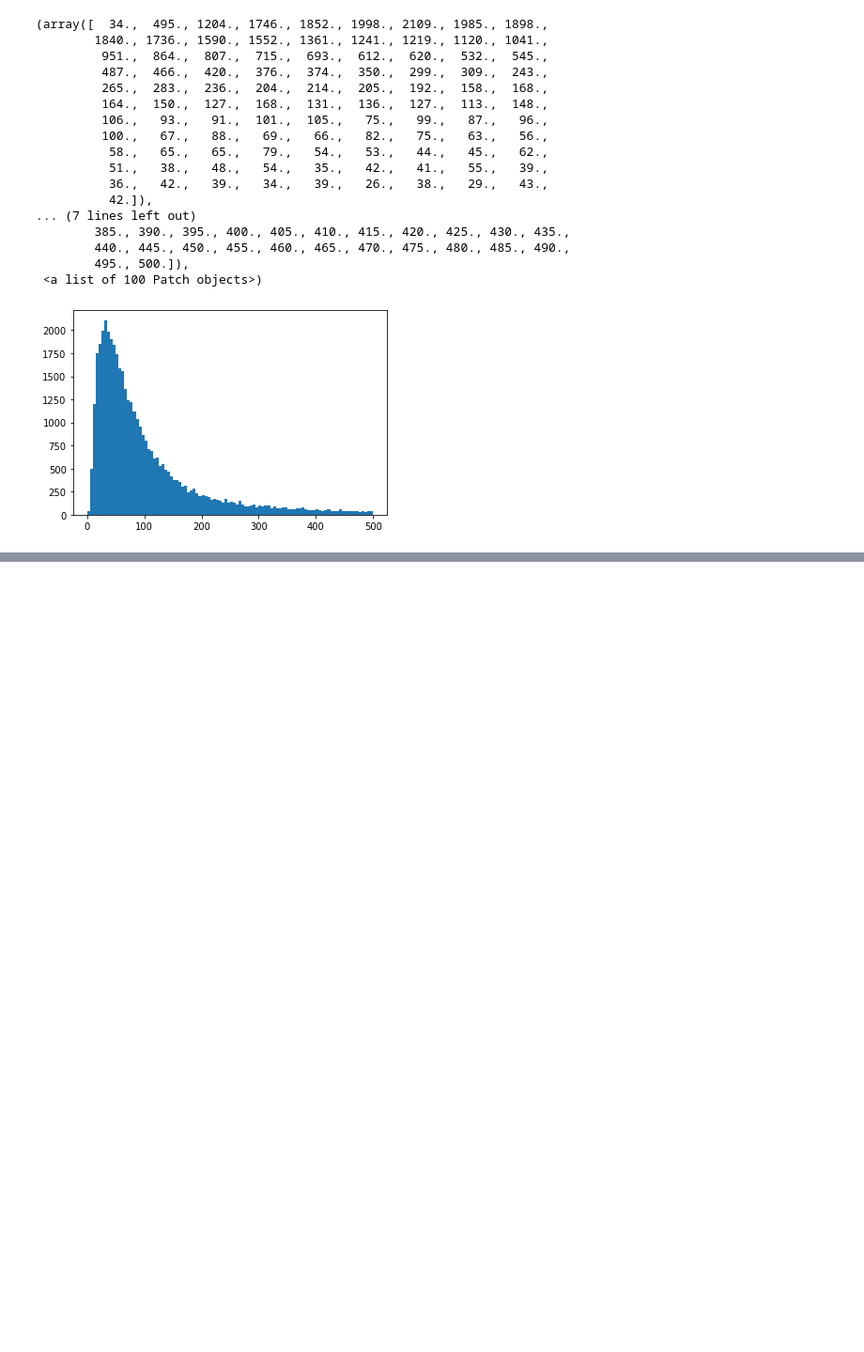
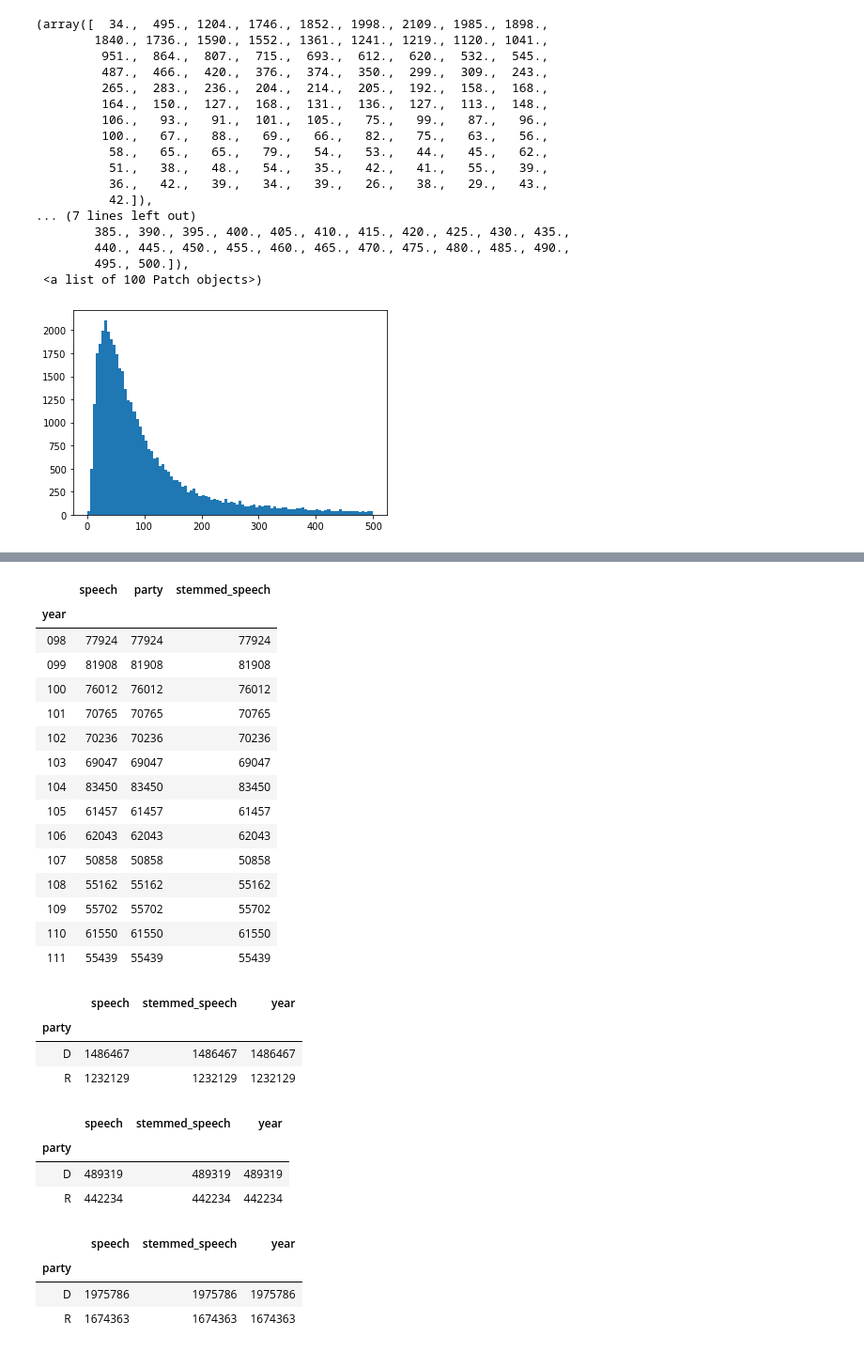
Before and after one commit to rostro36/Partisan-Responses, a Jupyter notebook: notebooks/partisanship_classification.ipynb, the cells around one changed output, grey strips where cells are left out. Shown: that part at 94% size. Saved outputs shown, nothing was run; the diff lists cells and outputs as text; code cells hidden in the pictures; blank space fills up the shorter version.

```diff
--- a/notebooks/partisanship_classification.ipynb
+++ b/notebooks/partisanship_classification.ipynb
@@ -173,0 +176,2 @@ plt.hist(lens, bins=100, range=(0, 500))
+# %%
+speeches2 = pd.read_pickle("../final_search_dataset.pkl")
@@ -173,0 +243,33 @@ plt.hist(lens, bins=100, range=(0, 500))
+# %%
+speeches2.groupby(['year']).agg('count')
+# %% [output]
+|  | speech | party | stemmed_speech |
+| year |  |  |  |
+| 098 | 77924 | 77924 | 77924 |
+| 099 | 81908 | 81908 | 81908 |
+| 100 | 76012 | 76012 | 76012 |
+| 101 | 70765 | 70765 | 70765 |
+| 102 | 70236 | 70236 | 70236 |
+| 103 | 69047 | 69047 | 69047 |
+| 104 | 83450 | 83450 | 83450 |
+| 105 | 61457 | 61457 | 61457 |
+| 106 | 62043 | 62043 | 62043 |
+| 107 | 50858 | 50858 | 50858 |
+| 108 | 55162 | 55162 | 55162 |
+| 109 | 55702 | 55702 | 55702 |
+| 110 | 61550 | 61550 | 61550 |
+| 111 | 55439 | 55439 | 55439 |
+# %%
+speeches.groupby(['party']).agg('count')
+# %% [output]
+|  | speech | stemmed_speech | year |
+| party |  |  |  |
+| D | 1486467 | 1486467 | 1486467 |
+| R | 1232129 | 1232129 | 1232129 |
+# %%
+speeches2.groupby(['party']).agg('count')
+# %% [output]
+|  | speech | stemmed_speech | year |
+| party |  |  |  |
+| D | 489319 | 489319 | 489319 |
+| R | 442234 | 442234 | 442234 |
@@ -173,0 +278,7 @@ plt.hist(lens, bins=100, range=(0, 500))
+# %%
+final_speech.groupby(['party']).agg('count')
+# %% [output]
+|  | speech | stemmed_speech | year |
+| party |  |  |  |
+| D | 1975786 | 1975786 | 1975786 |
+| R | 1674363 | 1674363 | 1674363 |
```
Also changed, not shown: parts of 13 cells of this notebook, 3 other files.
